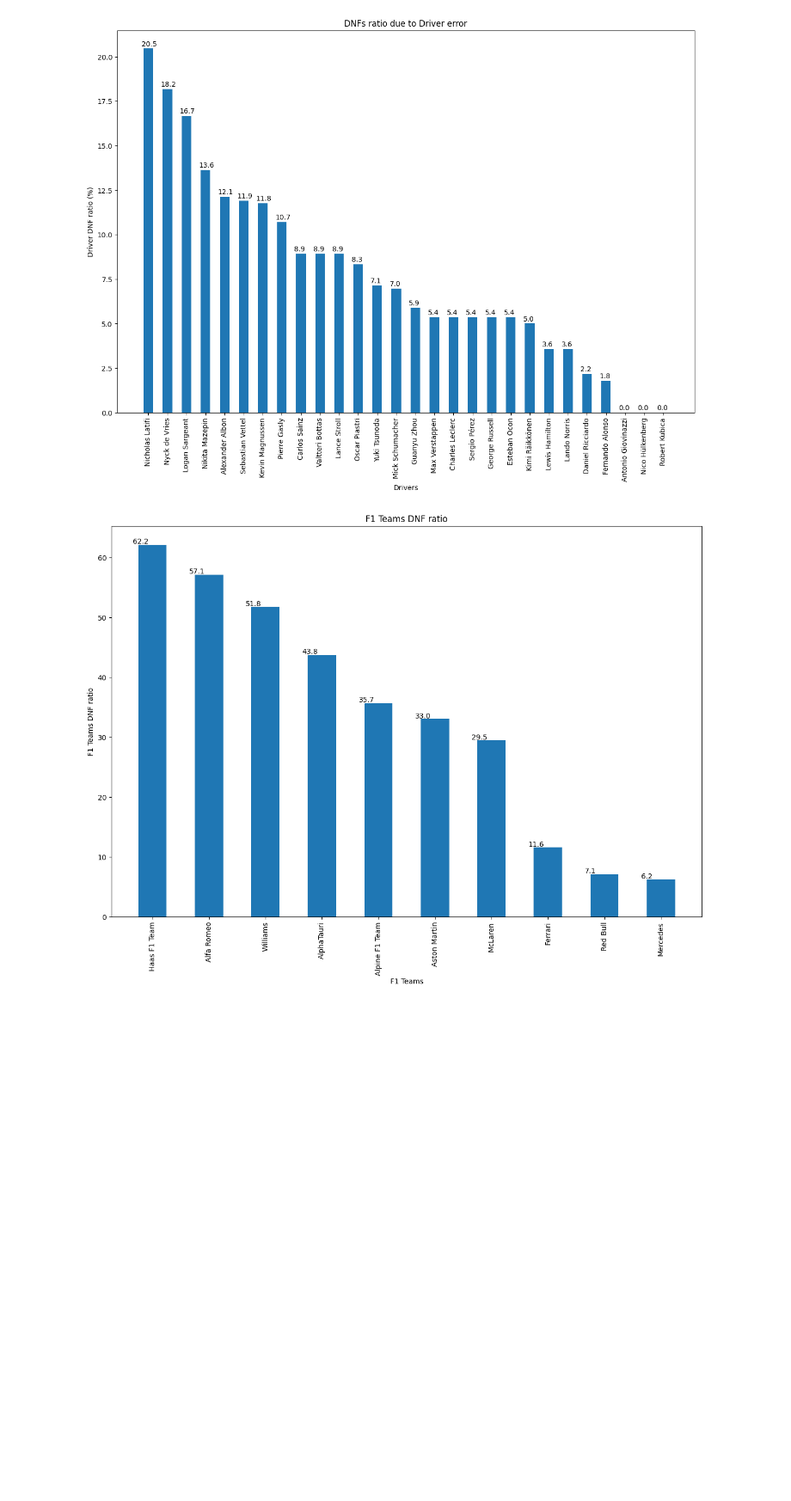
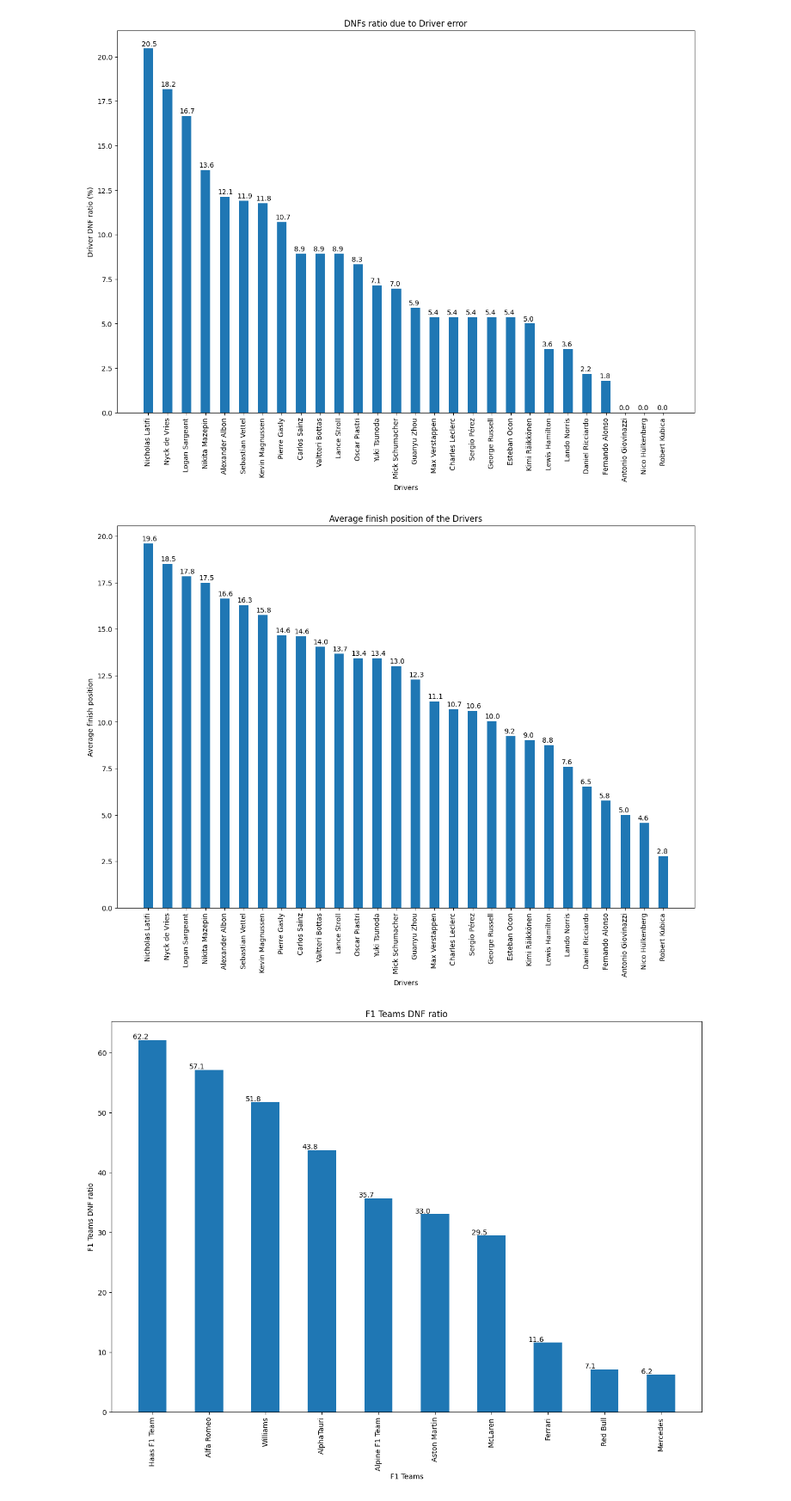
Before and after one commit to SlyteBot/F1-pred, a Jupyter notebook: Notebook.ipynb, the cells around one changed output. Shown at 86% size. Drawn from its saved outputs; the diff is of its cells as text; code cells hidden in the pictures; blank space fills up the shorter version.

```diff
--- a/Notebook.ipynb
+++ b/Notebook.ipynb
@@ -245,6 +260,20 @@ for bar in bars.patches:
 plt.show()
 # %% [output]
 [figure]
+# %%
+
+plt.figure(figsize=(15,10))
+bars = plt.bar(x=driver_dnf_ratio.index,height=data.groupby("driver_name")['finish_pos'].mean().sort_values(ascending=False),align='center',width=0.5)
+plt.xticks(rotation=90)
+plt.xlabel('Drivers')
+plt.ylabel('Average finish position')
+plt.title('Average finish position of the Drivers')
+for bar in bars.patches:
+    yval = bar.get_height()
+    plt.text(bar.get_x()-0.1,yval+0.15,f'{round(yval,1)}')
+plt.show()
+# %% [output]
+[figure, added]
 # %%
 dnf_by_constructor = data.groupby('constructor').sum()['const_dnf']
 constructor_race_entered = data.groupby('constructor').count()['const_dnf']
```
Also changed, not shown: parts of 8 cells of this notebook.
